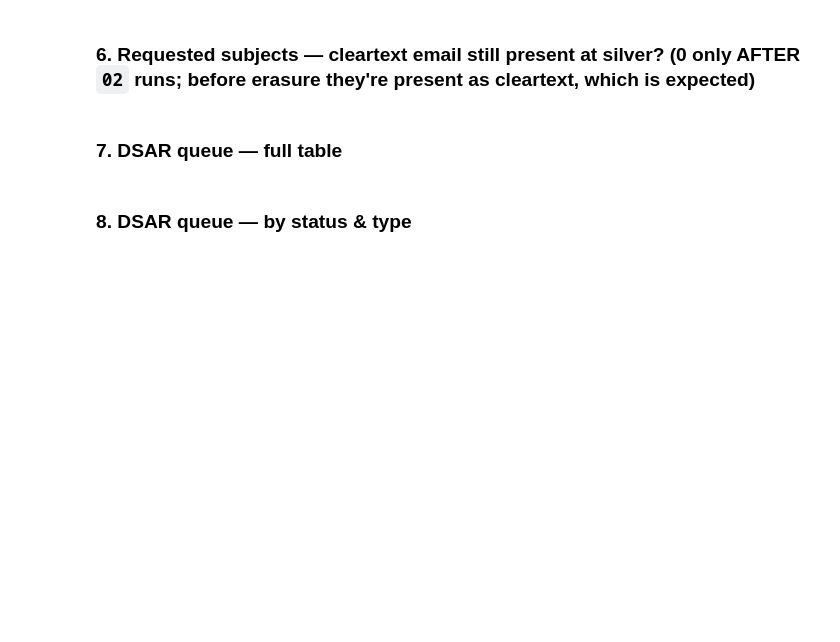
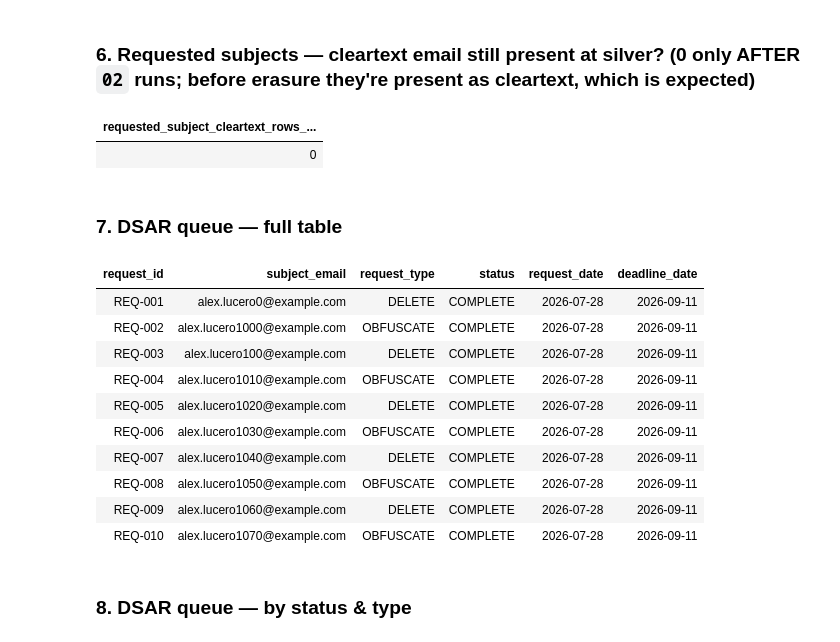
Before and after one commit to dipankarkush-db/allegiantair, a Jupyter notebook: allegiant-json-pii-masking/dsar_erasure/sdp_integration/03_validate.ipynb, the cells around one changed output. Drawn from its saved outputs; the diff is of its cells as text; code cells hidden in the pictures; blank space fills up the shorter version.

```diff
--- a/allegiant-json-pii-masking/dsar_erasure/sdp_integration/03_validate.ipynb
+++ b/allegiant-json-pii-masking/dsar_erasure/sdp_integration/03_validate.ipynb
@@ -62,15 +86,30 @@ LIMIT 5;
 -- After 02 runs, DELETE/OBFUSCATE subjects must have NO cleartext email at silver.
 -- Before erasure this returns >0 (cleartext is expected in this model).
 SELECT count(*) AS requested_subject_cleartext_rows_at_silver
-FROM ${catalog}.${schema}.silver_user s
+FROM IDENTIFIER(:catalog || '.' || :schema || '.silver_user') s
 WHERE lower(s.email) IN (
-  SELECT lower(subject_email) FROM ${catalog}.${schema}.dsar_request
+  SELECT lower(subject_email) FROM IDENTIFIER(:catalog || '.' || :schema || '.dsar_request')
 );
+# %% [output]
+| requested_subject_cleartext_rows_... |
+| 0 |
 # %% [markdown]
 ### 7. DSAR queue — full table
 # %%
 %sql
-SELECT * FROM ${catalog}.${schema}.dsar_request ORDER BY request_id;
+SELECT * FROM IDENTIFIER(:catalog || '.' || :schema || '.dsar_request') ORDER BY request_id;
+# %% [output]
+| request_id | subject_email | request_type | status | request_date | deadline_date |
+| REQ-001 | alex.lucero0@example.com | DELETE | COMPLETE | 2026-07-28 | 2026-09-11 |
+| REQ-002 | alex.lucero1000@example.com | OBFUSCATE | COMPLETE | 2026-07-28 | 2026-09-11 |
+| REQ-003 | alex.lucero100@example.com | DELETE | COMPLETE | 2026-07-28 | 2026-09-11 |
+| REQ-004 | alex.lucero1010@example.com | OBFUSCATE | COMPLETE | 2026-07-28 | 2026-09-11 |
+| REQ-005 | alex.lucero1020@example.com | DELETE | COMPLETE | 2026-07-28 | 2026-09-11 |
+| REQ-006 | alex.lucero1030@example.com | OBFUSCATE | COMPLETE | 2026-07-28 | 2026-09-11 |
+| REQ-007 | alex.lucero1040@example.com | DELETE | COMPLETE | 2026-07-28 | 2026-09-11 |
+| REQ-008 | alex.lucero1050@example.com | OBFUSCATE | COMPLETE | 2026-07-28 | 2026-09-11 |
+| REQ-009 | alex.lucero1060@example.com | DELETE | COMPLETE | 2026-07-28 | 2026-09-11 |
+| REQ-010 | alex.lucero1070@example.com | OBFUSCATE | COMPLETE | 2026-07-28 | 2026-09-11 |
 # %% [markdown]
 ### 8. DSAR queue — by status & type
 # %%
```
Also changed, not shown: parts of 19 cells of this notebook, 1 other file.
